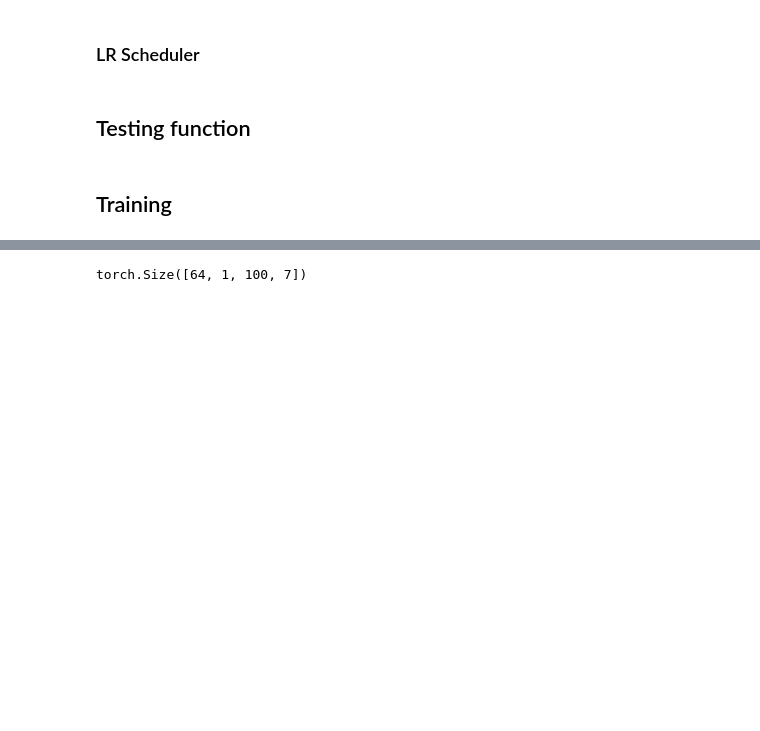
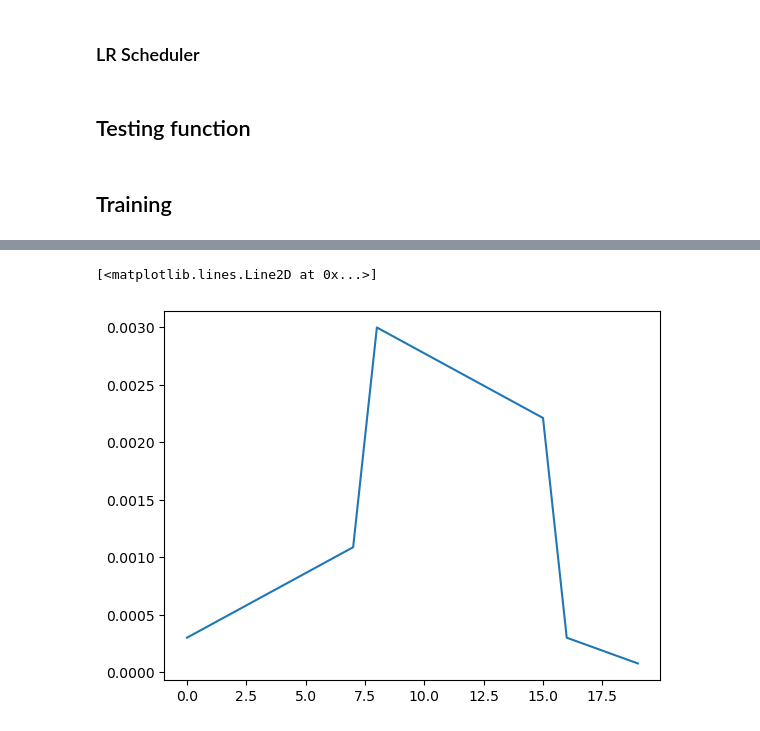
Before and after one commit to niklai99/jet-tagging, a Jupyter notebook: particleNet/particleNet_autoencoder.ipynb, the cells around one changed output, grey strips where cells are left out. Cells and saved outputs as stored; diff of their text form; code cells hidden in the pictures; blank space fills up the shorter version.

```diff
--- a/particleNet/particleNet_autoencoder.ipynb
+++ b/particleNet/particleNet_autoencoder.ipynb
@@ -90,7 +95,7 @@ from torch.optim import Adam
 from torch.optim.lr_scheduler import LinearLR, ExponentialLR
 
 ### Define an optimizer (both for the encoder and the decoder!)
-lr = 3e-4 # Learning rate
+lr = 3e-2 # Learning rate
 
 #function for the custom learning rate:
 def custom_lr(epoch, lr = 3e-4):
@@ -198,6 +216,7 @@ EPOCH 1/20
-# %%
-for batch, _ in train_dataloader:
-    print(batch.shape)
-    break
-# %% [output]
-torch.Size([64, 1, 100, 7])
+# %%
+x = np.arange(20)
+
+plt.plot(x, [custom_lr(e) for e in x])
+# %% [output]
+[<matplotlib.lines.Line2D at 0x...>]
+[figure, added]
```
Also changed, not shown: parts of 6 cells of this notebook, 1 other file.
